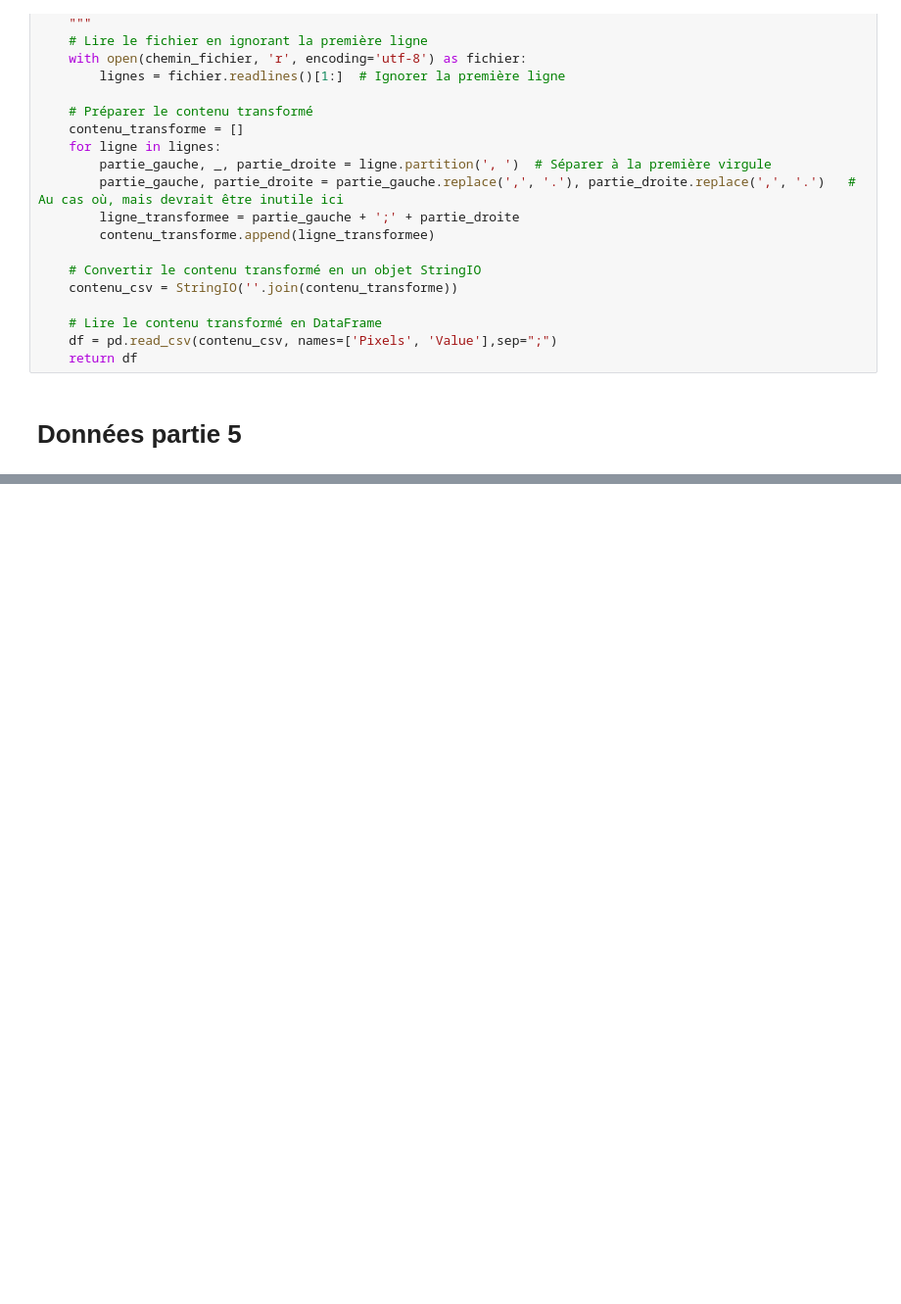
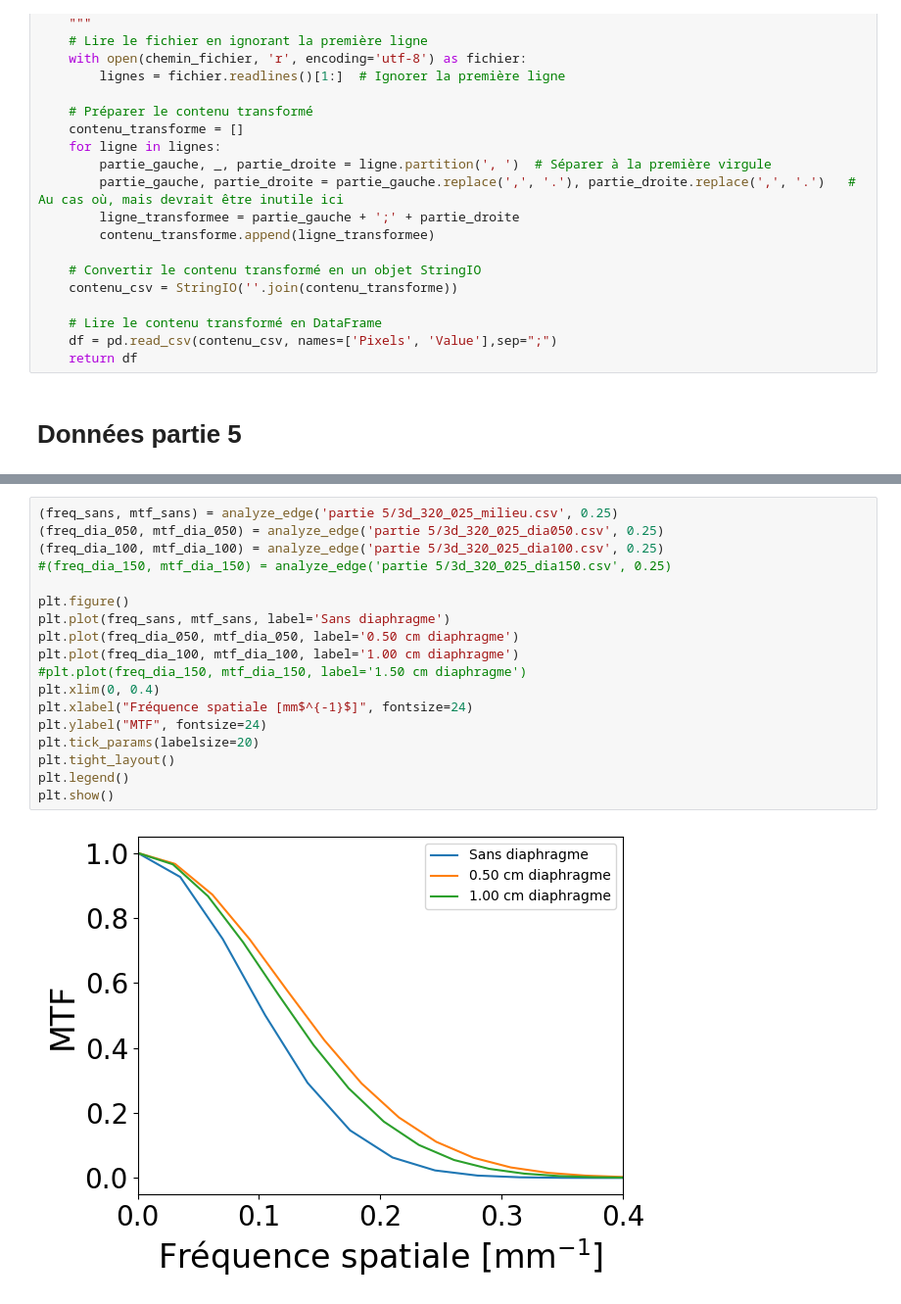
Before and after one commit to felixantoine1/labV_projet, a Jupyter notebook: analyse_partie5.ipynb, the cells around one changed output, grey strips where cells are left out. Shown at 98% size. Saved outputs shown, nothing was run; the diff lists cells and outputs as text; blank space fills up the shorter version.

```diff
--- a/analyse_partie5.ipynb
+++ b/analyse_partie5.ipynb
@@ -71,0 +271,20 @@ p5_3d_320_200_milieu = lire_csv(r"partie 5\3d_320_200_milieu.csv")
+# %%
+(freq_sans, mtf_sans) = analyze_edge('partie 5/3d_320_025_milieu.csv', 0.25)
+(freq_dia_050, mtf_dia_050) = analyze_edge('partie 5/3d_320_025_dia050.csv', 0.25)
+(freq_dia_100, mtf_dia_100) = analyze_edge('partie 5/3d_320_025_dia100.csv', 0.25)
+#(freq_dia_150, mtf_dia_150) = analyze_edge('partie 5/3d_320_025_dia150.csv', 0.25)
+
+plt.figure()
+plt.plot(freq_sans, mtf_sans, label='Sans diaphragme')
+plt.plot(freq_dia_050, mtf_dia_050, label='0.50 cm diaphragme')
+plt.plot(freq_dia_100, mtf_dia_100, label='1.00 cm diaphragme')
+#plt.plot(freq_dia_150, mtf_dia_150, label='1.50 cm diaphragme')
+plt.xlim(0, 0.4)
+plt.xlabel("Fréquence spatiale [mm$^{-1}$]", fontsize=24)
+plt.ylabel("MTF", fontsize=24)
+plt.tick_params(labelsize=20)
+plt.tight_layout()
+plt.legend()
+plt.show()
+# %% [output]
+[figure, added]
```
Also changed, not shown: parts of 5 cells of this notebook, 11 other files.
